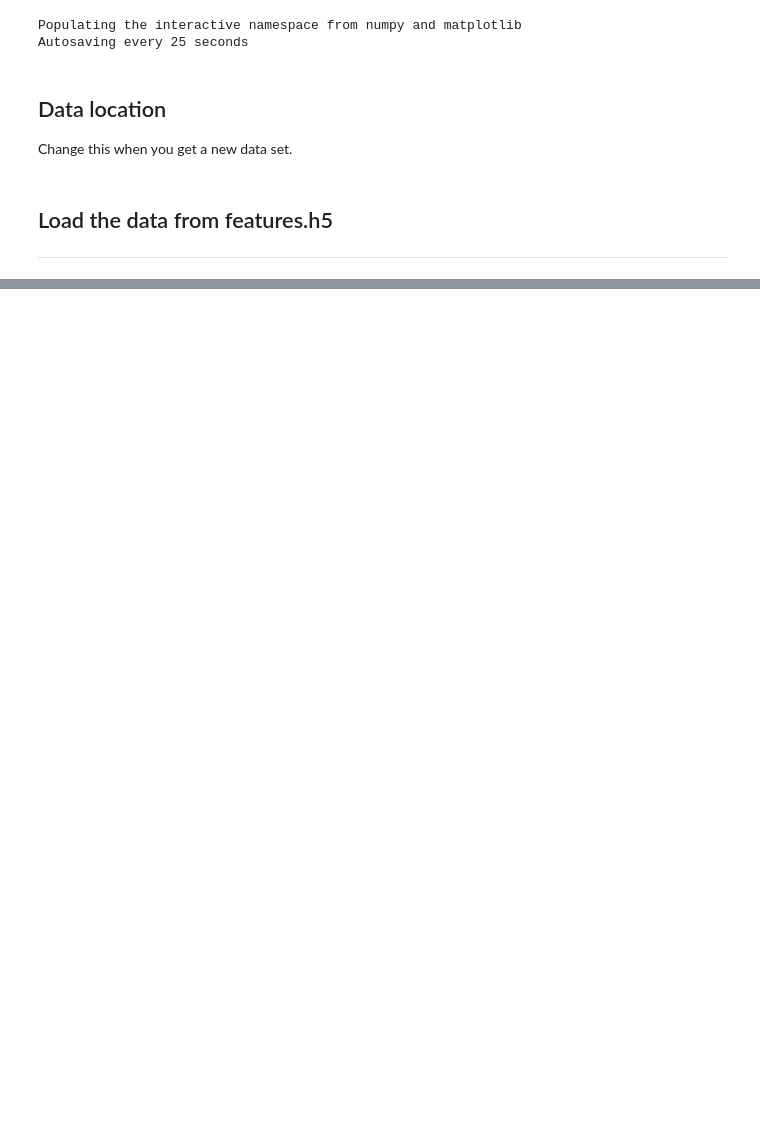
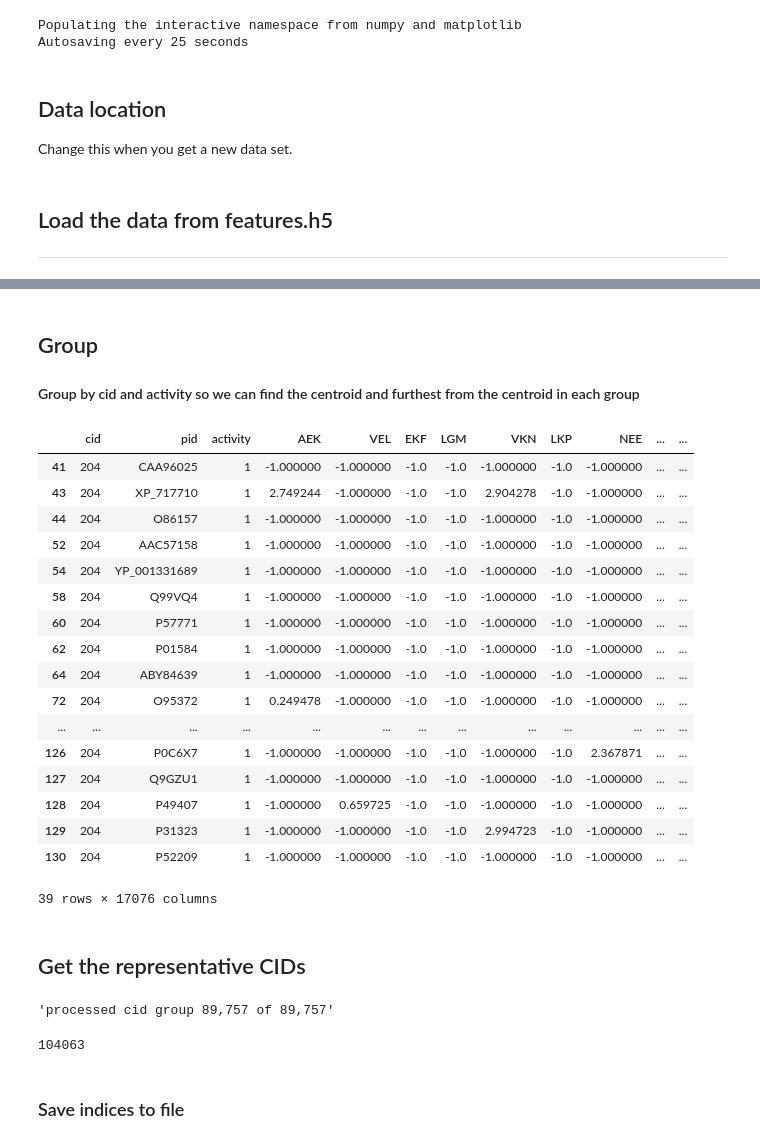
Before and after one commit to BrianDavisMath/FDA-COVID19, a Jupyter notebook: notebooks/greg-dimension-reduction-xgboost.ipynb, the cells around one changed output, grey strips where cells are left out. Saved outputs shown, nothing was run; the diff lists cells and outputs as text; code cells hidden in the pictures; blank space fills up the shorter version.

Commit message:
Code for centroid-based sampling of dataset.

```diff
--- a/notebooks/greg-dimension-reduction-xgboost.ipynb
+++ b/notebooks/greg-dimension-reduction-xgboost.ipynb
@@ -23,7 +23,7 @@ Autosaving every 25 seconds
 
 Change this when you get a new data set.
 # %%
-data_loc = '../data/FDA-COVID19_files_v0.5/'
+data_loc = '../data/FDA-COVID19_files_v1.0/'
 # %% [markdown]
 ## Load the data from features.h5
 <hr>
@@ -68,0 +47,30 @@ print('Number of samepl columns: {:,}'.format(len(df_sample)))
+# %% [markdown]
+## Group
+
+#### Group by cid and activity so we can find the centroid and furthest from the centroid in each group
+# %%
+df_grouped = df_features.groupby(['cid', 'activity'])
+# %%
+# Look at the group ("vertical") for cid 204 with active interactions.
+df_grouped.get_group((204, 1))
+# %% [output]
+|  | cid | pid | activity | AEK | VEL | EKF | LGM | VKN | LKP | NEE | ... | ... |
+| 41 | 204 | CAA96025 | 1 | -1.000000 | -1.000000 | -1.0 | -1.0 | -1.000000 | -1.0 | -1.000000 | ... | ... |
+| 43 | 204 | XP_717710 | 1 | 2.749244 | -1.000000 | -1.0 | -1.0 | 2.904278 | -1.0 | -1.000000 | ... | ... |
+| 44 | 204 | O86157 | 1 | -1.000000 | -1.000000 | -1.0 | -1.0 | -1.000000 | -1.0 | -1.000000 | ... | ... |
+| 52 | 204 | AAC57158 | 1 | -1.000000 | -1.000000 | -1.0 | -1.0 | -1.000000 | -1.0 | -1.000000 | ... | ... |
+| 54 | 204 | YP_001331689 | 1 | -1.000000 | -1.000000 | -1.0 | -1.0 | -1.000000 | -1.0 | -1.000000 | ... | ... |
+| 58 | 204 | Q99VQ4 | 1 | -1.000000 | -1.000000 | -1.0 | -1.0 | -1.000000 | -1.0 | -1.000000 | ... | ... |
+| 60 | 204 | P57771 | 1 | -1.000000 | -1.000000 | -1.0 | -1.0 | -1.000000 | -1.0 | -1.000000 | ... | ... |
+| 62 | 204 | P01584 | 1 | -1.000000 | -1.000000 | -1.0 | -1.0 | -1.000000 | -1.0 | -1.000000 | ... | ... |
+| 64 | 204 | ABY84639 | 1 | -1.000000 | -1.000000 | -1.0 | -1.0 | -1.000000 | -1.0 | -1.000000 | ... | ... |
+| 72 | 204 | O95372 | 1 | 0.249478 | -1.000000 | -1.0 | -1.0 | -1.000000 | -1.0 | -1.000000 | ... | ... |
+| ... | ... | ... | ... | ... | ... | ... | ... | ... | ... | ... | ... | ... |
+| 126 | 204 | P0C6X7 | 1 | -1.000000 | -1.000000 | -1.0 | -1.0 | -1.000000 | -1.0 | 2.367871 | ... | ... |
+| 127 | 204 | Q9GZU1 | 1 | -1.000000 | -1.000000 | -1.0 | -1.0 | -1.000000 | -1.0 | -1.000000 | ... | ... |
+| 128 | 204 | P49407 | 1 | -1.000000 | 0.659725 | -1.0 | -1.0 | -1.000000 | -1.0 | -1.000000 | ... | ... |
+| 129 | 204 | P31323 | 1 | -1.000000 | -1.000000 | -1.0 | -1.0 | 2.994723 | -1.0 | -1.000000 | ... | ... |
+| 130 | 204 | P52209 | 1 | -1.000000 | -1.000000 | -1.0 | -1.0 | -1.000000 | -1.0 | -1.000000 | ... | ... |
+39 rows × 17076 columns
+# %% [markdown]
+## Get the representative CIDs
@@ -68,0 +90,22 @@ print('Number of samepl columns: {:,}'.format(len(df_sample)))
+# %%
+from IPython.display import display, clear_output
+
+num_groups = len(df_grouped.groups)
+print('num groups: {:,}.'.format(num_groups))
+
+indices = []
+i = 1
+for (cid, activity), group in df_grouped:
+    indices.append(get_representative_cid_indices(group))
+    clear_output(wait=True)
+    display('processed cid group {:,} of {:,}'.format(i, num_groups))
+    i = i + 1
+
+indices = np.unique(np.array(indices).flatten())
+
+len(indices)
+# %% [output]
+'processed cid group 89,757 of 89,757'
+104063
+# %% [markdown]
+### Save indices to file
```
Also changed, not shown: parts of 12 cells of this notebook.
